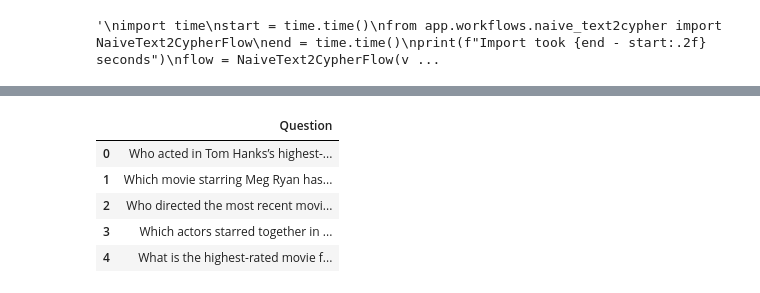
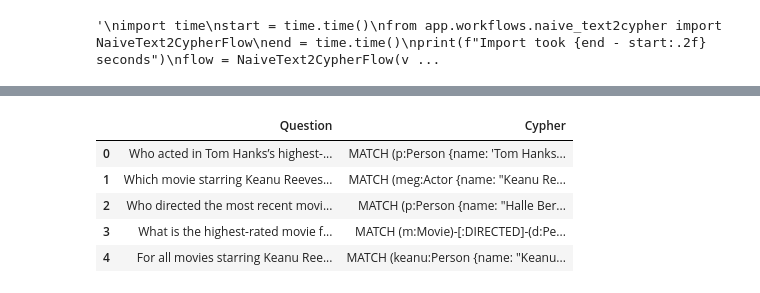
Before and after one commit to zamolxes7378/text2cypher_llama_agent, a Jupyter notebook: benchmark/benchmark.ipynb, the cells around one changed output, grey strips where cells are left out. Drawn from its saved outputs; the diff is of its cells as text; code cells hidden in the pictures.

```diff
--- a/benchmark/benchmark.ipynb
+++ b/benchmark/benchmark.ipynb
@@ -37,15 +55,15 @@ Import took 10.63 seconds
 # %%
 import pandas as pd
 
-test_df = pd.read_csv('test_data.csv')
+test_df = pd.read_csv('test_data.csv', delimiter=";")
 test_df.head()
 # %% [output]
-|  | Question |
-| 0 | Who acted in Tom Hanks’s highest-... |
-| 1 | Which movie starring Meg Ryan has... |
-| 2 | Who directed the most recent movi... |
-| 3 | Which actors starred together in ... |
-| 4 | What is the highest-rated movie f... |
+|  | Question | Cypher |
+| 0 | Who acted in Tom Hanks’s highest-... | MATCH (p:Person {name: 'Tom Hanks... |
+| 1 | Which movie starring Keanu Reeves... | MATCH (meg:Actor {name: "Keanu Re... |
+| 2 | Who directed the most recent movi... | MATCH (p:Person {name: "Halle Ber... |
+| 3 | What is the highest-rated movie f... | MATCH (m:Movie)-[:DIRECTED]-(d:Pe... |
+| 4 | For all movies starring Keanu Ree... | MATCH (keanu:Person {name: "Keanu... |
 # %%
 results = []
 latencies = []
```
Also changed, not shown: parts of 9 cells of this notebook.
